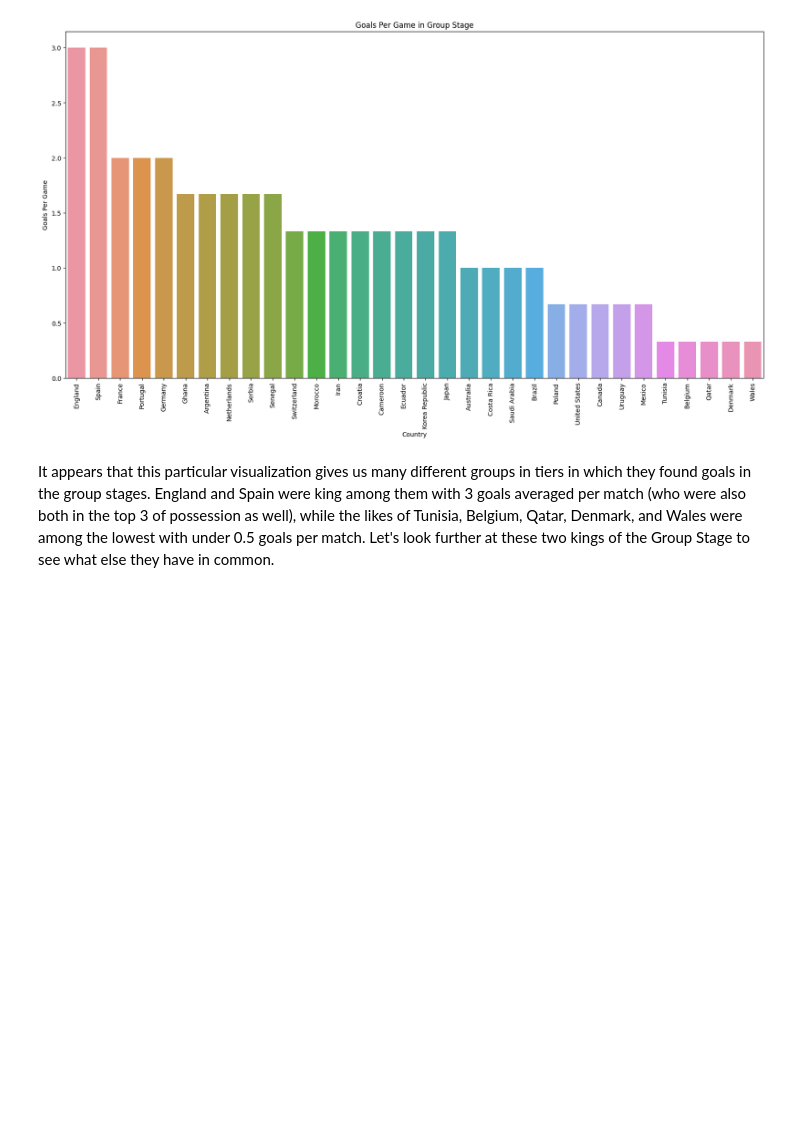
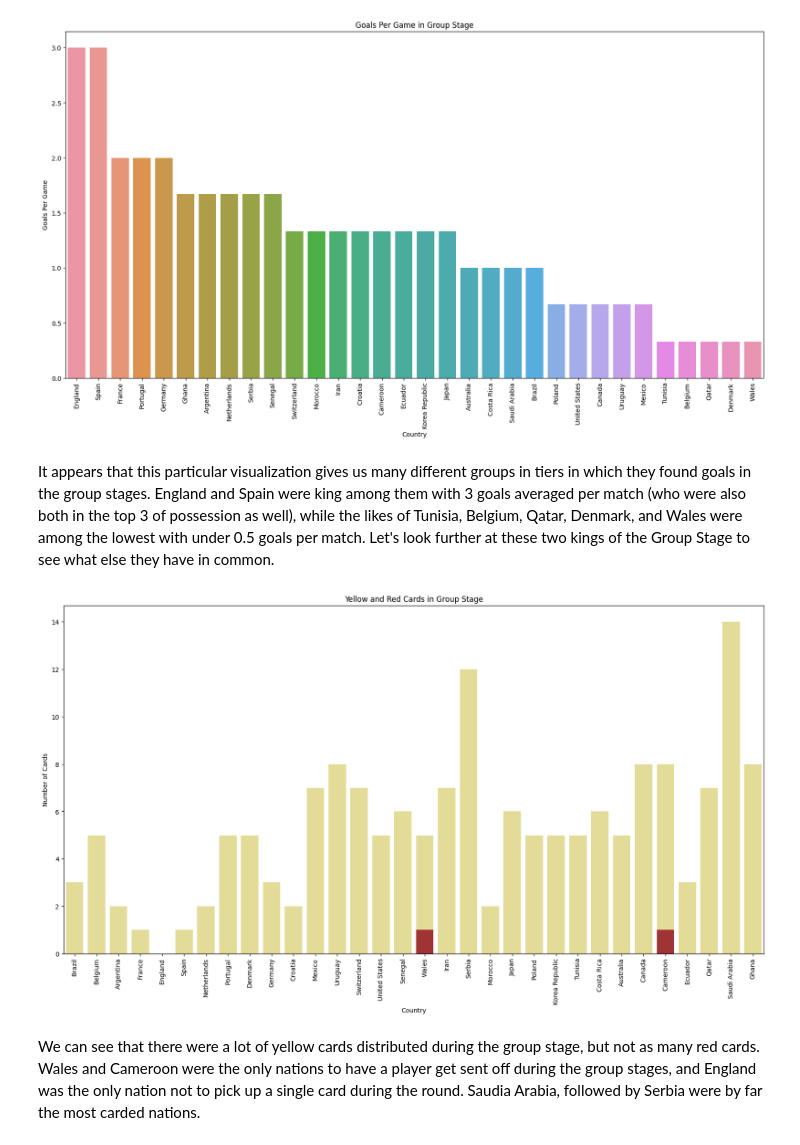
Before and after one commit to ccvale/2022-Qatar-World-Cup-Analysis, a Jupyter notebook: worldcup.ipynb, the cells around one changed output. Saved outputs shown, nothing was run; the diff lists cells and outputs as text; code cells hidden in the pictures; blank space fills up the shorter version.

```diff
--- a/worldcup.ipynb
+++ b/worldcup.ipynb
@@ -355,3 +355,17 @@ plt.show()
 [figure]
 # %% [markdown]
 It appears that this particular visualization gives us many different groups in tiers in which they found goals in the group stages. England and Spain were king among them with 3 goals averaged per match (who were also both in the top 3 of possession as well), while the likes of Tunisia, Belgium, Qatar, Denmark, and Wales were among the lowest with under 0.5 goals per match. Let's look further at these two kings of the Group Stage to see what else they have in common.
+# %%
+# create a multibar bar graph comparing yellow and red cards
+plt.figure(figsize=(20, 10))
+sns.barplot(x=countries.index, y=countries['Yellow Cards in Group'], color='khaki')
+sns.barplot(x=countries.index, y=countries['Red Cards in Group'], color='firebrick')
+plt.xticks(rotation=90)
+plt.xlabel('Country')
+plt.ylabel('Number of Cards')
+plt.title('Yellow and Red Cards in Group Stage')
+plt.show()
+# %% [output]
+[figure, added]
+# %% [markdown]
+We can see that there were a lot of yellow cards distributed during the group stage, but not as many red cards. Wales and Cameroon were the only nations to have a player get sent off during the group stages, and England was the only nation not to pick up a single card during the round. Saudia Arabia, followed by Serbia were by far the most carded nations.
```
